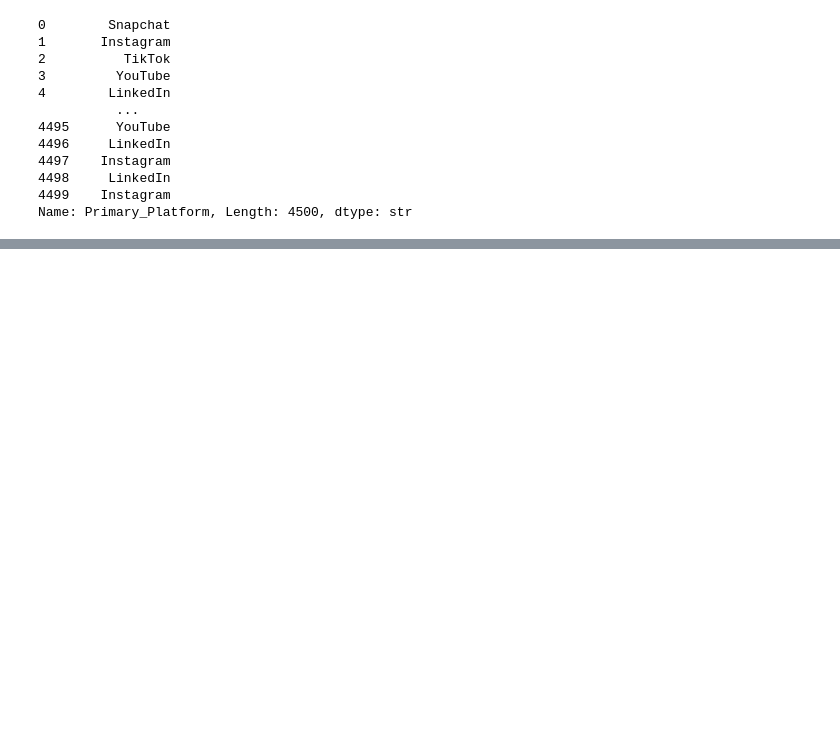
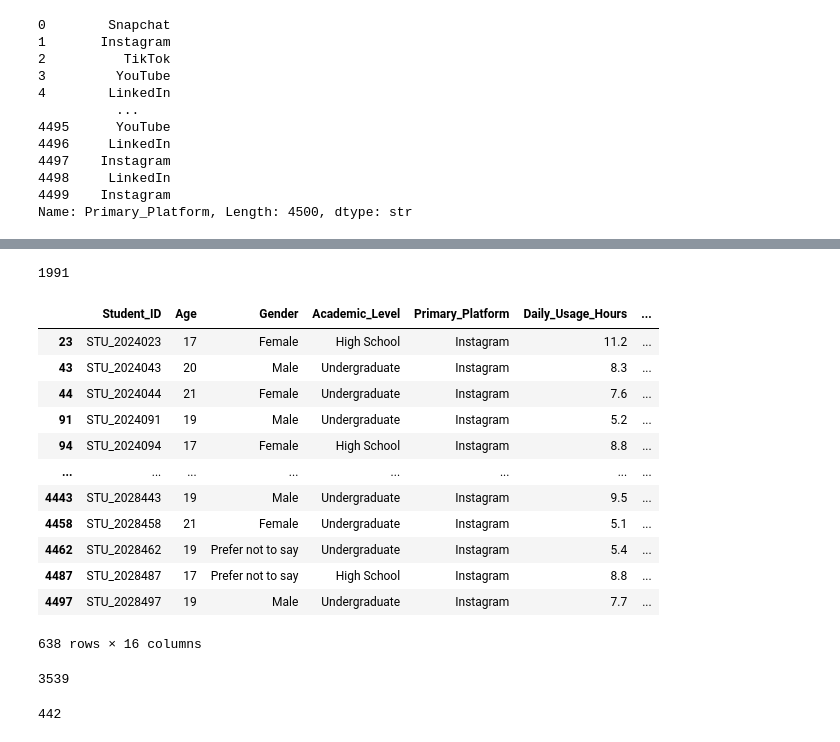
Before and after one commit to Innovators-for-Purpose/iFp-CS-Summer-Learning, a Jupyter notebook: Data-Analysis-Track/my-data-analysis.ipynb, the cells around one changed output, grey strips where cells are left out. Drawn from its saved outputs; the diff is of its cells as text; code cells hidden in the pictures; blank space fills up the shorter version.

Commit message:
Challanges

```diff
--- a/Data-Analysis-Track/my-data-analysis.ipynb
+++ b/Data-Analysis-Track/my-data-analysis.ipynb
@@ -306,0 +437,5 @@ primary_platform_column == TikTok
+# %%
+#Done
+print(challenge_2.shape[0])
+# %% [output]
+1991
@@ -306,0 +452,16 @@ primary_platform_column == TikTok
+# %%
+df[(df["Daily_Usage_Hours"]>5) & (df["Primary_Platform"]=="Instagram")]
+# %% [output]
+|  | Student_ID | Age | Gender | Academic_Level | Primary_Platform | Daily_Usage_Hours | ... |
+| 23 | STU_2024023 | 17 | Female | High School | Instagram | 11.2 | ... |
+| 43 | STU_2024043 | 20 | Male | Undergraduate | Instagram | 8.3 | ... |
+| 44 | STU_2024044 | 21 | Female | Undergraduate | Instagram | 7.6 | ... |
+| 91 | STU_2024091 | 19 | Male | Undergraduate | Instagram | 5.2 | ... |
+| 94 | STU_2024094 | 17 | Female | High School | Instagram | 8.8 | ... |
+| ... | ... | ... | ... | ... | ... | ... | ... |
+| 4443 | STU_2028443 | 19 | Male | Undergraduate | Instagram | 9.5 | ... |
+| 4458 | STU_2028458 | 21 | Female | Undergraduate | Instagram | 5.1 | ... |
+| 4462 | STU_2028462 | 19 | Prefer not to say | Undergraduate | Instagram | 5.4 | ... |
+| 4487 | STU_2028487 | 17 | Prefer not to say | High School | Instagram | 8.8 | ... |
+| 4497 | STU_2028497 | 19 | Male | Undergraduate | Instagram | 7.7 | ... |
+638 rows × 16 columns
@@ -306,0 +471,5 @@ primary_platform_column == TikTok
+# %%
+#Done
+print(Challange_4.shape[0])
+# %% [output]
+3539
@@ -306,0 +478,5 @@ primary_platform_column == TikTok
+# %%
+#Done
+print(Challange_5.shape[0])
+# %% [output]
+442
```
Also changed, not shown: parts of 19 cells of this notebook.
